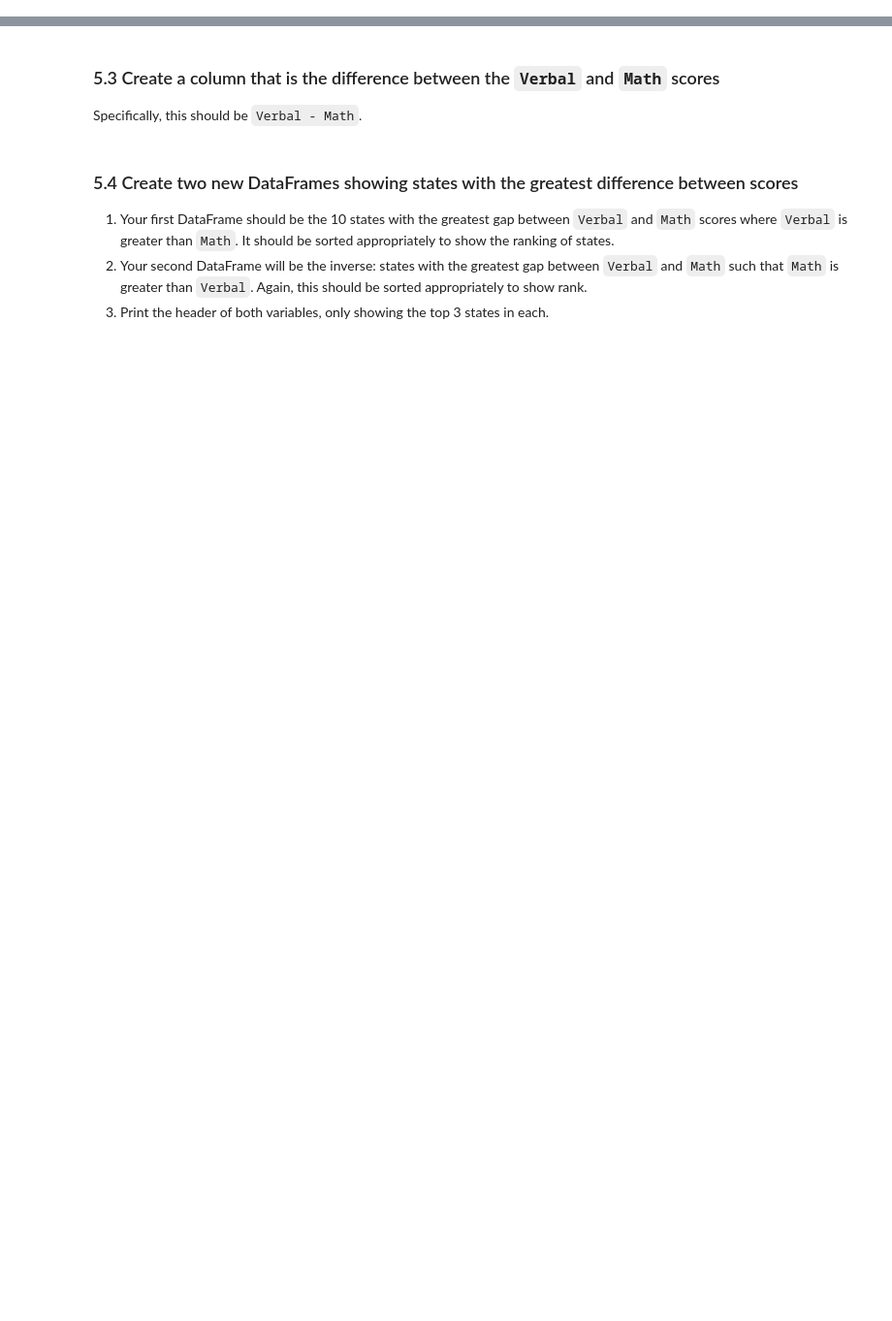
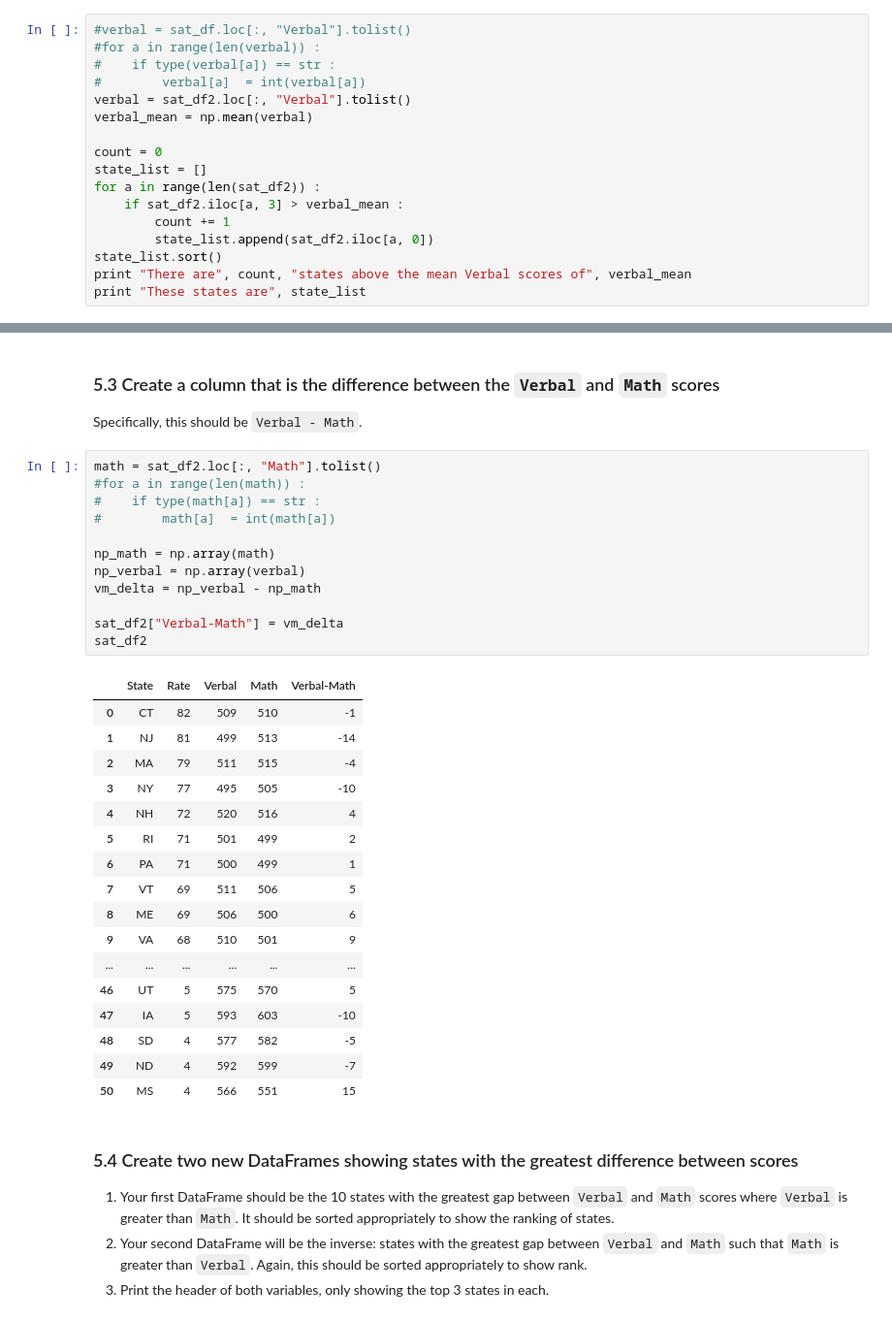
Before and after one commit to guangyic/project2, a Jupyter notebook: CHUA_Guangyi_Project2.ipynb, the cells around one changed output, grey strips where cells are left out. Shown at 97% size. Cells and saved outputs as stored; diff of their text form; blank space fills up the shorter version.

```diff
--- a/CHUA_Guangyi_Project2.ipynb
+++ b/CHUA_Guangyi_Project2.ipynb
@@ -352,3 +354,20 @@ http://pandas.pydata.org/pandas-docs/stable/indexing.html
 ### 5.1 Find the list of states that have `Verbal` scores greater than the average of `Verbal` scores across states
 
 How many states are above the mean? What does this tell you about the distribution of `Verbal` scores?
+# %%
+#verbal = sat_df.loc[:, "Verbal"].tolist()
+#for a in range(len(verbal)) :
+#    if type(verbal[a]) == str :
+#        verbal[a]  = int(verbal[a])
+verbal = sat_df2.loc[:, "Verbal"].tolist()
+verbal_mean = np.mean(verbal)
+
+count = 0
+state_list = []
+for a in range(len(sat_df2)) :
+    if sat_df2.iloc[a, 3] > verbal_mean :
+        count += 1
+        state_list.append(sat_df2.iloc[a, 0])
+state_list.sort()
+print "There are", count, "states above the mean Verbal scores of", verbal_mean
+print "These states are", state_list
@@ -360,6 +399,36 @@ How does this compare to the list of states greater than the mean of `Verbal` sc
 ### 5.3 Create a column that is the difference between the `Verbal` and `Math` scores
 
 Specifically, this should be `Verbal - Math`.
+# %%
+math = sat_df2.loc[:, "Math"].tolist()
+#for a in range(len(math)) :
+#    if type(math[a]) == str :
+#        math[a]  = int(math[a])
+
+np_math = np.array(math)
+np_verbal = np.array(verbal)
+vm_delta = np_verbal - np_math
+
+sat_df2["Verbal-Math"] = vm_delta
+sat_df2
+# %% [output]
+|  | State | Rate | Verbal | Math | Verbal-Math |
+| 0 | CT | 82 | 509 | 510 | -1 |
+| 1 | NJ | 81 | 499 | 513 | -14 |
+| 2 | MA | 79 | 511 | 515 | -4 |
+| 3 | NY | 77 | 495 | 505 | -10 |
+| 4 | NH | 72 | 520 | 516 | 4 |
+| 5 | RI | 71 | 501 | 499 | 2 |
+| 6 | PA | 71 | 500 | 499 | 1 |
+| 7 | VT | 69 | 511 | 506 | 5 |
+| 8 | ME | 69 | 506 | 500 | 6 |
+| 9 | VA | 68 | 510 | 501 | 9 |
+| ... | ... | ... | ... | ... | ... |
+| 46 | UT | 5 | 575 | 570 | 5 |
+| 47 | IA | 5 | 593 | 603 | -10 |
+| 48 | SD | 4 | 577 | 582 | -5 |
+| 49 | ND | 4 | 592 | 599 | -7 |
+| 50 | MS | 4 | 566 | 551 | 15 |
 # %% [markdown]
 ### 5.4 Create two new DataFrames showing states with the greatest difference between scores
 
```
Also changed, not shown: parts of 12 cells of this notebook.
